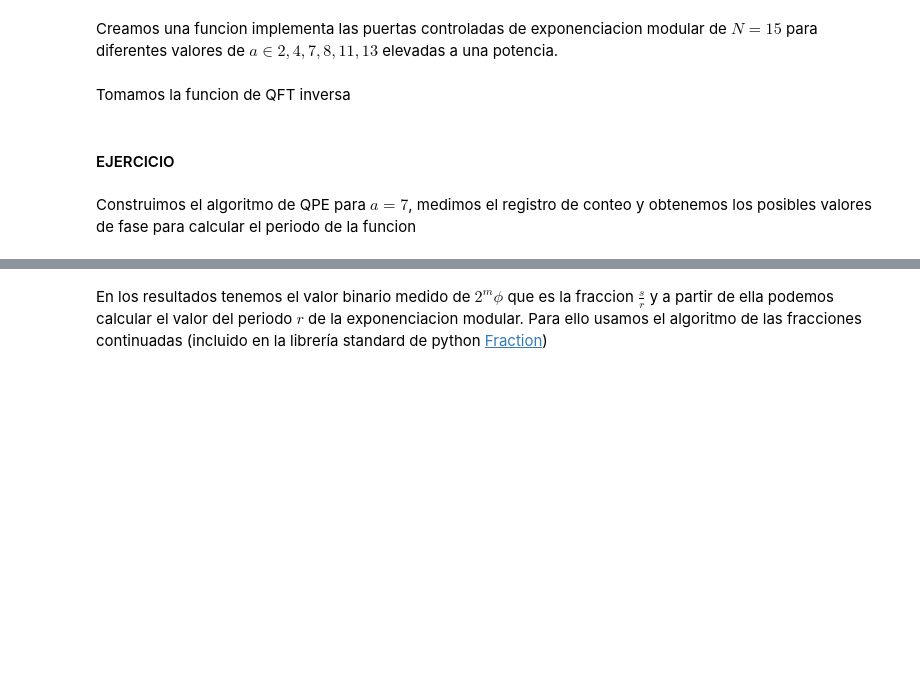
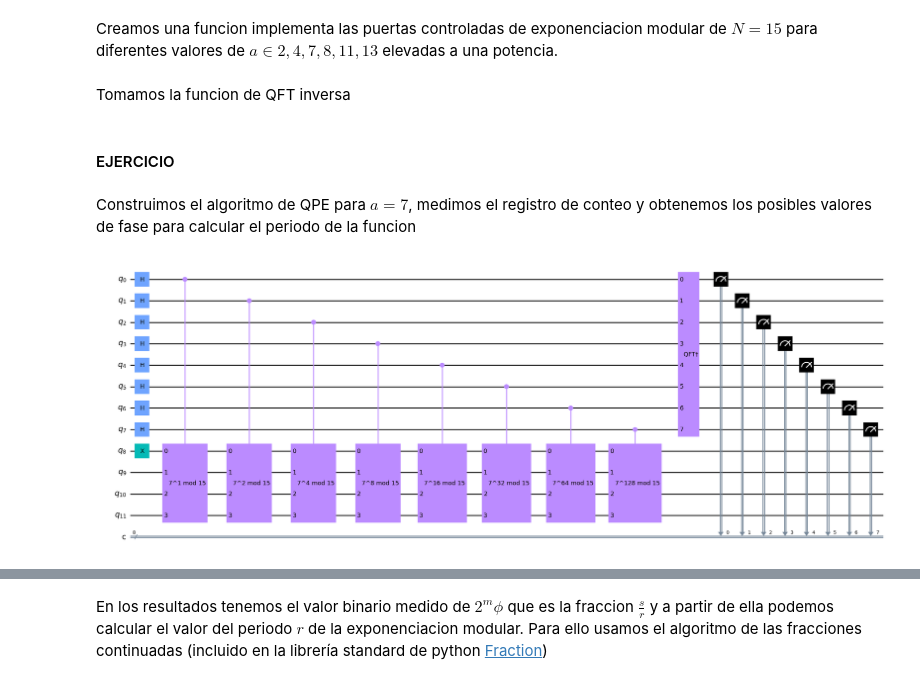
Before and after one commit to Mariomc10/AlgoritmosCuanticos, a Jupyter notebook: 12_Shor.ipynb, the cells around one changed output, grey strips where cells are left out. Cells and saved outputs as stored; diff of their text form; code cells hidden in the pictures; blank space fills up the shorter version.

```diff
--- a/12_Shor.ipynb
+++ b/12_Shor.ipynb
@@ -249,7 +249,7 @@ def find_period_classical(a, N):
     for ind in range(N):
         #lista.append(int(math.pow(a,ind)%N))
         #print(int(math.pow(a,ind)%N))
-        if ind > 1 and r == 1 and int(math.pow(a,ind)%N) == 1:
+        if ind > 1 and r == 1 and int(np.power(a,ind)%N) == 1:
             r = ind
     #print("El periodo es ", r)
 
@@ -301,7 +301,7 @@ def miller_algorithm_classical(N):
         encontrado = 1
         while encontrado:
             r = find_period_classical(a,N)[1]
-            if r%2 == 1:
+            if r%2 == 1 or a**int(r/2)%N == -1:
                 a = np.random.randint(N-1)
             else:
                 p = math.gcd(int(a**(int(r/2))+1),N)
@@ -315,7 +315,7 @@ def miller_algorithm_classical(N):
     return a,r,p,q
 
 #La probamos para fafctorizar un numero N
-N = 21
+N = 330023
 a,r,p,q = miller_algorithm_classical(N)
 print("semiprime N = ",N,", coprime a = ",a,", period r = ",r,", prime factors = ",p," and ",q,sep="")
 # %% [output]
@@ -349,11 +353,11 @@ def get_semiprime(n):
     l = len(primes)
     p = primes[random.randrange(l)]
     q = primes[random.randrange(l)]
-    return p*q
+    return p,q,p*q
 
-N = get_semiprime(10000)
+#N = get_semiprime(10000)
 
-p,q,N = get_semiprime(10000)
+p,q,N = get_semiprime(100)
 
 print('factores generados p=',p,'q=',q)
 print("semiprime N =",N)
@@ -361,3 +368,5 @@ print("semiprime N =",N)
 Utilizalo para calcular la factorizacion de un $N$ mayor
 # %%
 #utiliza la funcion miller_algorithm_classical y obten los resultados
+a,r,p,q = miller_algorithm_classical(N)
+print("semiprime N = ",N,", coprime a = ",a,", period r = ",r,", prime factors = ",p," and ",q,sep="")
@@ -544,19 +591,26 @@ a=7
 # %%
 # Create QuantumCircuit with m counting qubits
 # plus n qubits for U to act on
-qc =
+qc = QuantumCircuit(m+n,m)
 
 # Initialize counting qubits
 # in state |+>
-
+qc.h(range(m))
 
 # And auxiliary register in state |1>
+qc.x(m)
 
 
 # Do controlled-U operations
-
+for i in range(m):
+   qc.append(c_amod15(a,2**i),[i] + [r+m for r in range(n)])
 
 # append inverse-QFT
+qc.append(qft_dagger(m),range(m))
 
 
 # Measure  and draw circuit
+qc.measure(range(m),range(m))
+display(qc.draw("mpl",fold=-1))
+# %% [output]
+[figure, added]
```
Also changed, not shown: parts of 13 cells of this notebook, 1 other file.
